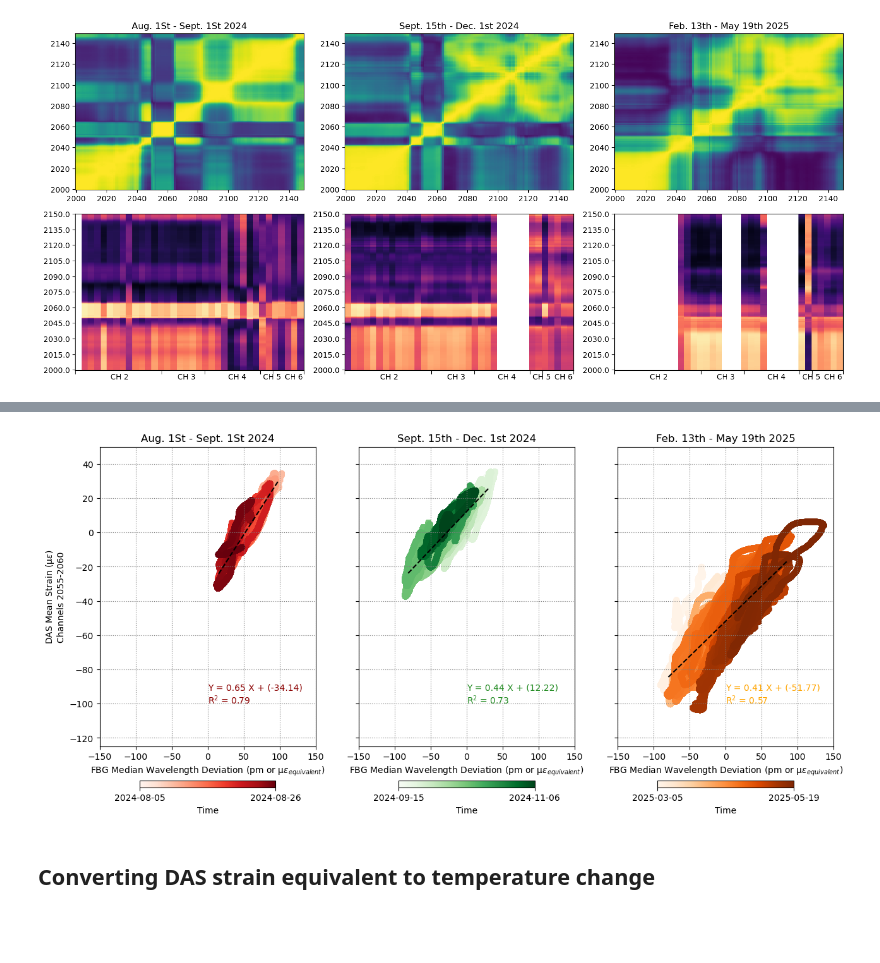
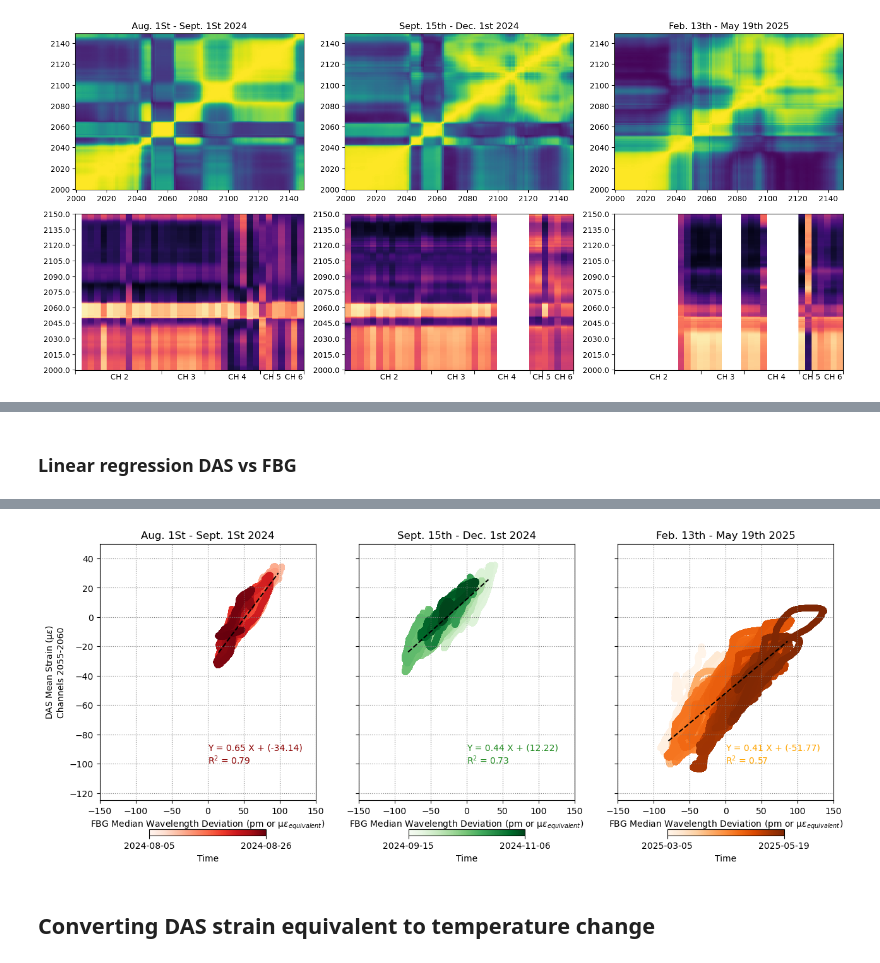
Before and after one commit to jgovoort/FLAME, a Jupyter notebook: Notebooks/FBG/comparison_DAS_FBG.ipynb, the cells around one changed output, grey strips where cells are left out. Cells and saved outputs as stored; diff of their text form; code cells hidden in the pictures; blank space fills up the shorter version.

Commit message:
temperature

```diff
--- a/Notebooks/FBG/comparison_DAS_FBG.ipynb
+++ b/Notebooks/FBG/comparison_DAS_FBG.ipynb
@@ -95,7 +98,7 @@ def corr_coef_fbg_das(ds_all, das_data, plot = False, only_delay = False):
     return Corr, fbg_ch, delay
 # %%
 fig = plt.figure(figsize=(15,10))
-das_files = glob.glob('../../../DAS_Caltech/*_das_strain_*.h5')
+das_files = glob.glob(path_data_DAS+'/*_das_strain_*.h5')
 das_files.sort()
 print(das_files)
 title = ['Aug. 1St - Sept. 1St 2024','Sept. 15th - Dec. 1st 2024','Feb. 13th - May 19th 2025']
@@ -193,4 +201,4 @@ rng = np.arange(das_temp.time.values[0], das_temp.time.values[-1], np.timedelta6
 # %%
-das_temp = das_temp.reindex(time=rng, method='nearest', fill_value=np.nan)
+fbg_temp = xr.open_dataset('../../../fbg_data_r/gunnvher_channel_1_fbg_cleaned_10s.nc')
 # %%
-fbg_temp = xr.open_dataset('../fbg_data_r/gunnvher_channel_1_fbg_cleaned_10s.nc')
+fbg_temp['Wavelength_nm'] = fbg_temp['Wavelength_nm'] - fbg_temp['Wavelength_nm'].mean(dim='Time')
@@ -408,8 +219,8 @@ plt.show()
 # %%
 fig = plt.figure(figsize=(17,10))
 (subfig_m, subfig_b) = fig.subfigures(nrows=2, ncols=1)
-das_files = glob.glob('../DAS_Caltech/no_med_strain/*_das_strain_*.h5')
-das_files_filtered = glob.glob('../DAS_Caltech/*_das_strain_*.h5')
+das_files = glob.glob(path_data_DAS+'/no_med_strain/*_das_strain_*.h5')
+das_files_filtered = glob.glob(path_data_DAS+'/*_das_strain_*.h5')
 das_files.sort()
 das_files_filtered.sort()
 print(das_files, das_files_filtered)
@@ -582,6 +393,6 @@ cbar_b1.set_ticks([]), cbar_b1.set_ticklabels([])
 cbar_b2.set_ticks([]), cbar_b2.set_ticklabels([])
 cbar_b3.set_ticks([0, np.max(histplots[2].get_array())]), cbar_b3.set_ticklabels(['Min', 'Max'])
 #plt.tight_layout()
-plt.savefig('./plots/correlation_coefficient_das_fbg_smaller.png', dpi=300, bbox_inches='tight', transparent=True)
+plt.savefig(path_plots+'/correlation_coefficient_das_fbg_smaller.png', dpi=300, bbox_inches='tight', transparent=True)
 plt.show()
 # %% [output]
@@ -589,9 +400,11 @@ plt.show()
 [figure]
+# %% [markdown]
+### Linear regression DAS vs FBG
 # %%
-fig, axs = plt.subplots(ncols=3, figsize=(15,7), sharex=True, sharey=True)
+fig, axs = plt.subplots(ncols=3, figsize=(15,6), sharex=True, sharey=True)
 colors, colormaps = ['darkred', 'forestgreen','orange'], ['Reds', 'Greens', 'Oranges']
 title = ['Aug. 1St - Sept. 1St 2024','Sept. 15th - Dec. 1st 2024','Feb. 13th - May 19th 2025']
-das_files = glob.glob('../DAS_Caltech/no_med_strain/*_das_strain_*.h5')
+das_files = glob.glob(path_data_DAS+'/no_med_strain/*_das_strain_*.h5')
 das_files.sort()
 for i, files in enumerate(das_files):
 
@@ -629,6 +442,6 @@ for i, files in enumerate(das_files):
 axs[0].set_ylabel('DAS Mean Strain (µ$\epsilon$)\nChannels 2055-2060')
 axs[0].set_xlim(-150, 150)
 axs[0].set_ylim(-125, 50)
-plt.savefig('./plots/temperature_scatter_das_fbg.png', dpi=300, bbox_inches='tight')
+plt.savefig(path_plots+'/temperature_scatter_das_fbg.png', dpi=300, bbox_inches='tight')
 plt.show()
 # %% [output]
@@ -644,7 +457,7 @@ File :  ../DAS_Caltech/no_med_strain/3_das_strain_2025-02-13T09:52:17_2025-05-19
 Delay :  -3
 DAS temp shape :  (682708,)
 Matrix shape :  (598914,) (598914,)
-[figure, old version]
+[figure, new version]
 # %% [markdown]
 ## Converting DAS strain equivalent to temperature change
 # %%
```
Also changed, not shown: parts of 23 cells of this notebook, 3 other files.
